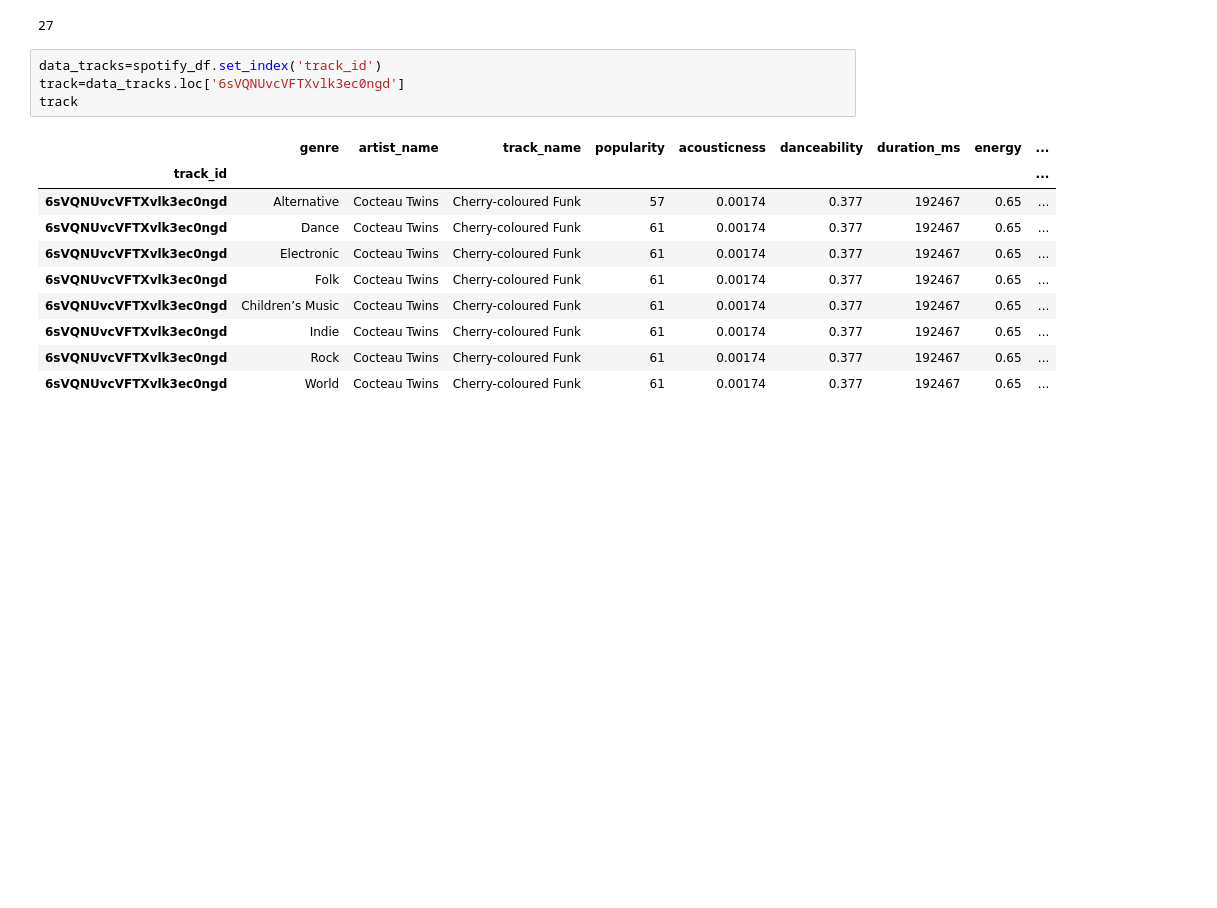
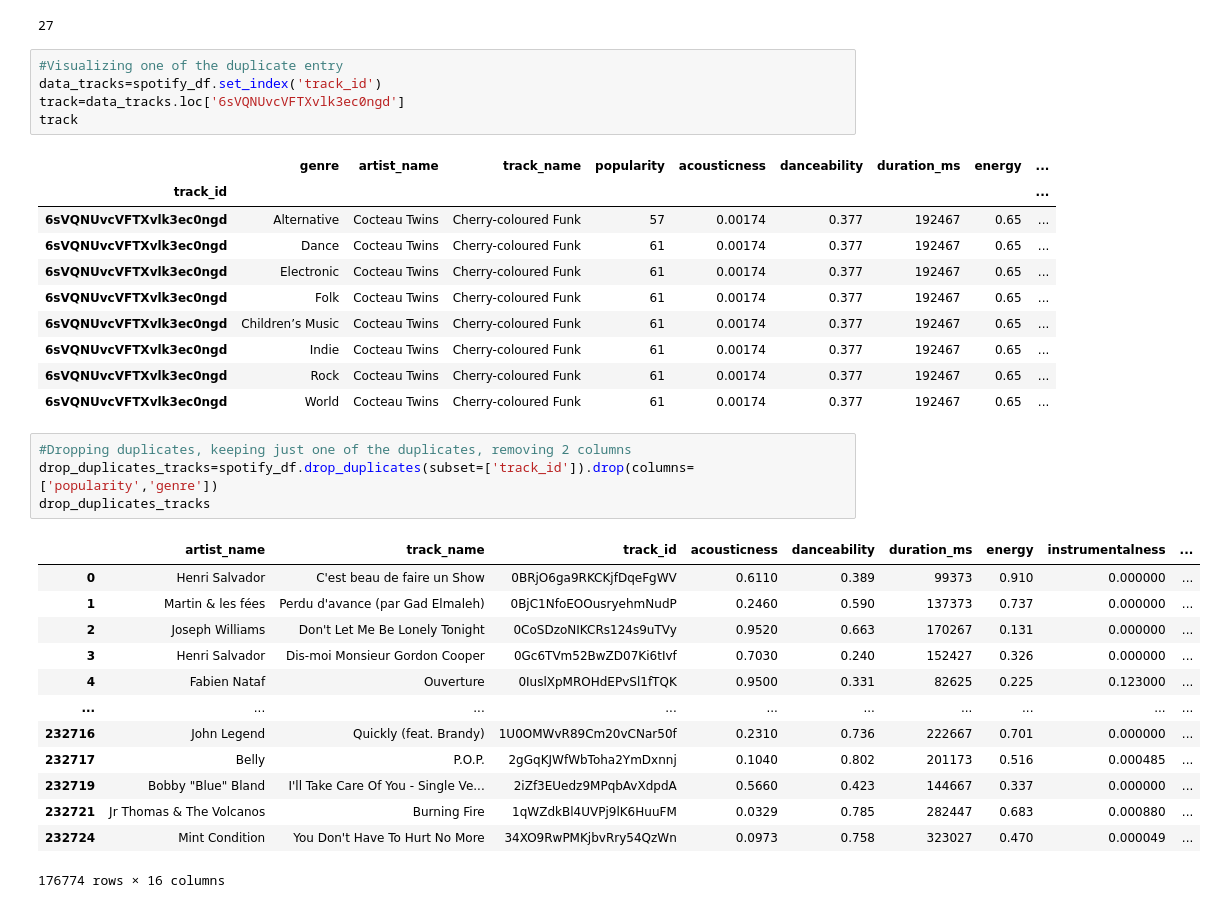
Before and after one commit to zsvorenova/Group_Three, a Jupyter notebook: 2000-A Cleaning.ipynb, the cells around one changed output. Cells and saved outputs as stored; diff of their text form; blank space fills up the shorter version.

```diff
--- a/2000-A Cleaning.ipynb
+++ b/2000-A Cleaning.ipynb
@@ -114,6 +114,7 @@ len(genres_group)
 # %% [output]
 27
 # %%
+#Visualizing one of the duplicate entry
 data_tracks=spotify_df.set_index('track_id')
 track=data_tracks.loc['6sVQNUvcVFTXvlk3ec0ngd']
 track
@@ -128,3 +129,21 @@ track
 | 6sVQNUvcVFTXvlk3ec0ngd | Indie | Cocteau Twins | Cherry-coloured Funk | 61 | 0.00174 | 0.377 | 192467 | 0.65 | ... |
 | 6sVQNUvcVFTXvlk3ec0ngd | Rock | Cocteau Twins | Cherry-coloured Funk | 61 | 0.00174 | 0.377 | 192467 | 0.65 | ... |
 | 6sVQNUvcVFTXvlk3ec0ngd | World | Cocteau Twins | Cherry-coloured Funk | 61 | 0.00174 | 0.377 | 192467 | 0.65 | ... |
+# %%
+#Dropping duplicates, keeping just one of the duplicates, removing 2 columns
+drop_duplicates_tracks=spotify_df.drop_duplicates(subset=['track_id']).drop(columns=['popularity','genre'])
+drop_duplicates_tracks
+# %% [output]
+|  | artist_name | track_name | track_id | acousticness | danceability | duration_ms | energy | instrumentalness | ... |
+| 0 | Henri Salvador | C'est beau de faire un Show | 0BRjO6ga9RKCKjfDqeFgWV | 0.6110 | 0.389 | 99373 | 0.910 | 0.000000 | ... |
+| 1 | Martin & les fées | Perdu d'avance (par Gad Elmaleh) | 0BjC1NfoEOOusryehmNudP | 0.2460 | 0.590 | 137373 | 0.737 | 0.000000 | ... |
+| 2 | Joseph Williams | Don't Let Me Be Lonely Tonight | 0CoSDzoNIKCRs124s9uTVy | 0.9520 | 0.663 | 170267 | 0.131 | 0.000000 | ... |
+| 3 | Henri Salvador | Dis-moi Monsieur Gordon Cooper | 0Gc6TVm52BwZD07Ki6tIvf | 0.7030 | 0.240 | 152427 | 0.326 | 0.000000 | ... |
+| 4 | Fabien Nataf | Ouverture | 0IuslXpMROHdEPvSl1fTQK | 0.9500 | 0.331 | 82625 | 0.225 | 0.123000 | ... |
+| ... | ... | ... | ... | ... | ... | ... | ... | ... | ... |
+| 232716 | John Legend | Quickly (feat. Brandy) | 1U0OMWvR89Cm20vCNar50f | 0.2310 | 0.736 | 222667 | 0.701 | 0.000000 | ... |
+| 232717 | Belly | P.O.P. | 2gGqKJWfWbToha2YmDxnnj | 0.1040 | 0.802 | 201173 | 0.516 | 0.000485 | ... |
+| 232719 | Bobby "Blue" Bland | I'll Take Care Of You - Single Ve... | 2iZf3EUedz9MPqbAvXdpdA | 0.5660 | 0.423 | 144667 | 0.337 | 0.000000 | ... |
+| 232721 | Jr Thomas & The Volcanos | Burning Fire | 1qWZdkBl4UVPj9lK6HuuFM | 0.0329 | 0.785 | 282447 | 0.683 | 0.000880 | ... |
+| 232724 | Mint Condition | You Don't Have To Hurt No More | 34XO9RwPMKjbvRry54QzWn | 0.0973 | 0.758 | 323027 | 0.470 | 0.000049 | ... |
+176774 rows × 16 columns
```
Also changed, not shown: parts of 2 cells of this notebook, 2 other files.
